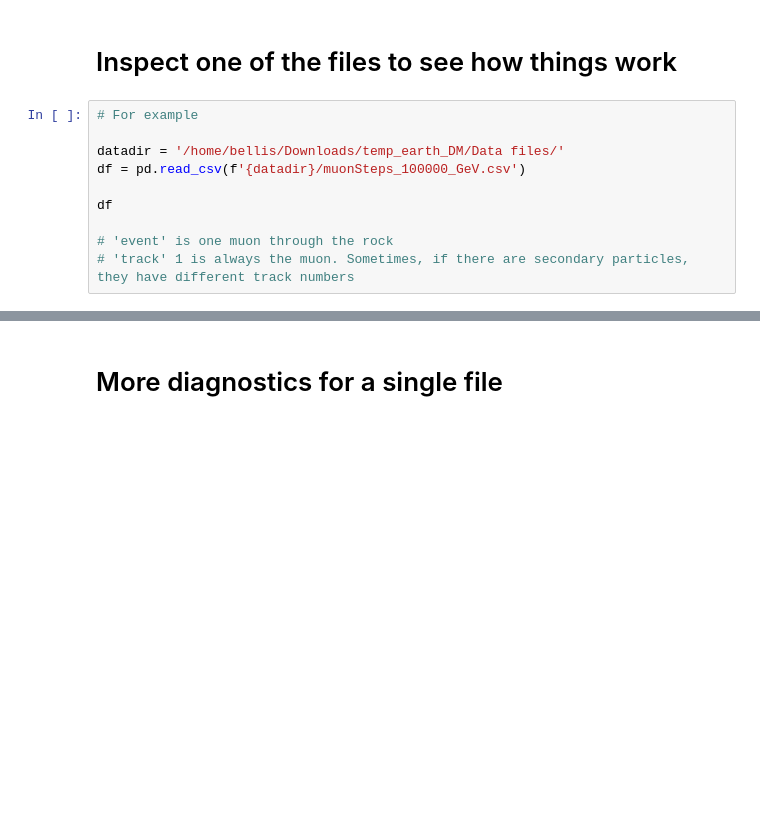
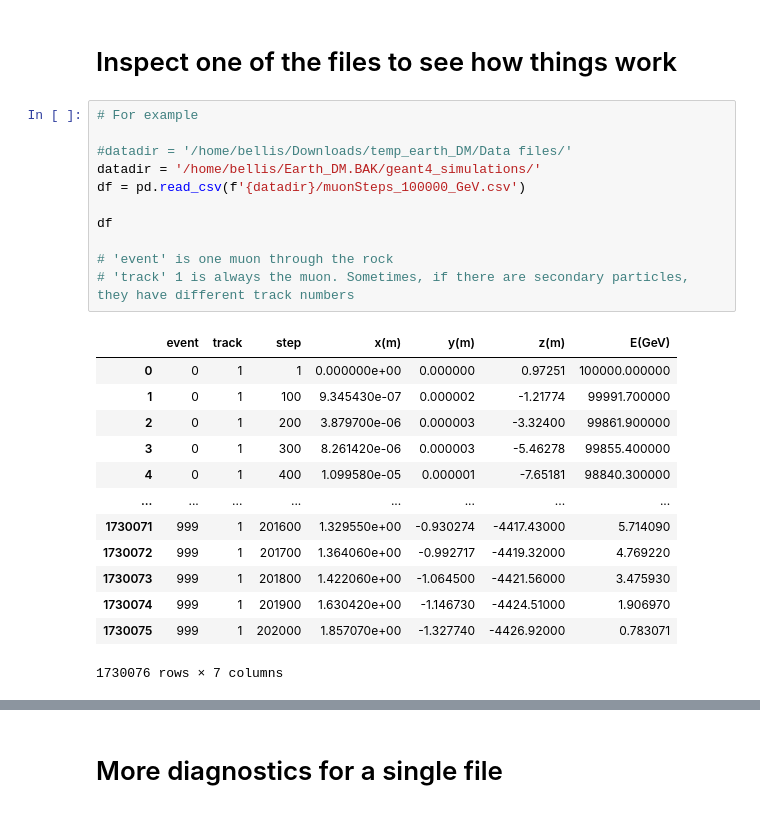
Before and after one commit to mattbellis/EarthShine, a Jupyter notebook: geant4_simulations/examine_muons_through_rock.ipynb, the cells around one changed output, grey strips where cells are left out. Cells and saved outputs as stored; diff of their text form; blank space fills up the shorter version.

```diff
--- a/geant4_simulations/examine_muons_through_rock.ipynb
+++ b/geant4_simulations/examine_muons_through_rock.ipynb
@@ -26,13 +26,28 @@ from scipy.interpolate import LinearNDInterpolator
 # %%
 # For example
 
-datadir = '/home/bellis/Downloads/temp_earth_DM/Data files/'
+#datadir = '/home/bellis/Downloads/temp_earth_DM/Data files/'
+datadir = '/home/bellis/Earth_DM.BAK/geant4_simulations/'
 df = pd.read_csv(f'{datadir}/muonSteps_100000_GeV.csv')
 
 df
 
 # 'event' is one muon through the rock
 # 'track' 1 is always the muon. Sometimes, if there are secondary particles, they have different track numbers
+# %% [output]
+|  | event | track | step | x(m) | y(m) | z(m) | E(GeV) |
+| 0 | 0 | 1 | 1 | 0.000000e+00 | 0.000000 | 0.97251 | 100000.000000 |
+| 1 | 0 | 1 | 100 | 9.345430e-07 | 0.000002 | -1.21774 | 99991.700000 |
+| 2 | 0 | 1 | 200 | 3.879700e-06 | 0.000003 | -3.32400 | 99861.900000 |
+| 3 | 0 | 1 | 300 | 8.261420e-06 | 0.000003 | -5.46278 | 99855.400000 |
+| 4 | 0 | 1 | 400 | 1.099580e-05 | 0.000001 | -7.65181 | 98840.300000 |
+| ... | ... | ... | ... | ... | ... | ... | ... |
+| 1730071 | 999 | 1 | 201600 | 1.329550e+00 | -0.930274 | -4417.43000 | 5.714090 |
+| 1730072 | 999 | 1 | 201700 | 1.364060e+00 | -0.992717 | -4419.32000 | 4.769220 |
+| 1730073 | 999 | 1 | 201800 | 1.422060e+00 | -1.064500 | -4421.56000 | 3.475930 |
+| 1730074 | 999 | 1 | 201900 | 1.630420e+00 | -1.146730 | -4424.51000 | 1.906970 |
+| 1730075 | 999 | 1 | 202000 | 1.857070e+00 | -1.327740 | -4426.92000 | 0.783071 |
+1730076 rows × 7 columns
 # %%
 # Look at the first event
 n = 1
```
Also changed, not shown: parts of 12 cells of this notebook, 5 other files.
